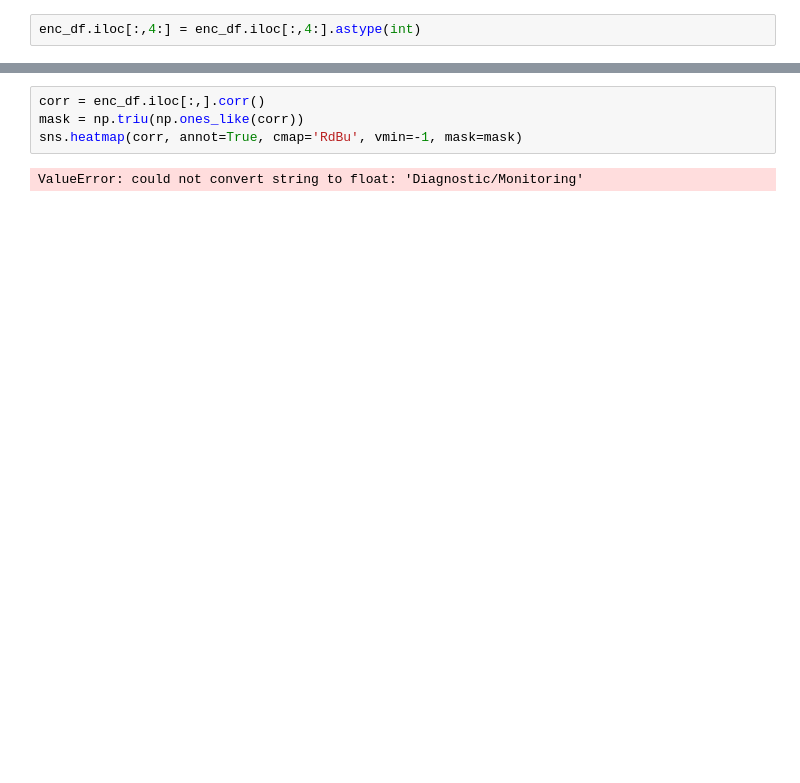
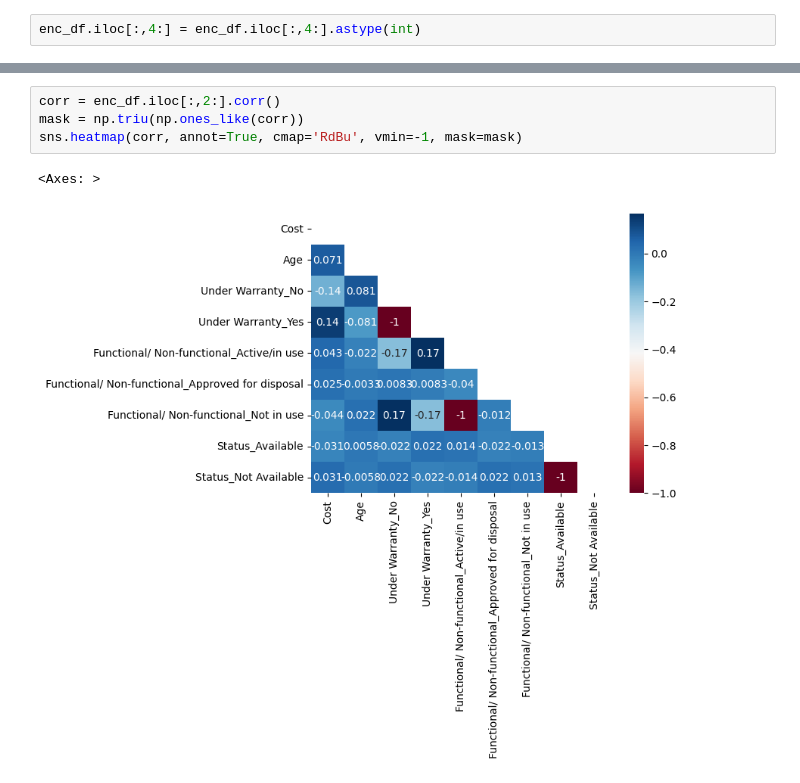
Before and after one commit to Qiiz/Medi-Hascar, a Jupyter notebook: medical_eda_pca.ipynb, the cells around one changed output, grey strips where cells are left out. Saved outputs shown, nothing was run; the diff lists cells and outputs as text; blank space fills up the shorter version.

```diff
--- a/medical_eda_pca.ipynb
+++ b/medical_eda_pca.ipynb
@@ -433,8 +433,9 @@ enc_df.head(4)
 | 6 | Laboratory | Automatic Tissue Processor | 3.590517 | -0.434783 | 1 | 0 | ... |
 | 7 | Laboratory | Automatic Tissue Processor | 3.590517 | 0.098612 | 1 | 0 | ... |
 # %%
-corr = enc_df.iloc[:,].corr()
+corr = enc_df.iloc[:,2:].corr()
 mask = np.triu(np.ones_like(corr))
 sns.heatmap(corr, annot=True, cmap='RdBu', vmin=-1, mask=mask)
 # %% [output]
-ValueError: could not convert string to float: 'Diagnostic/Monitoring'
+<Axes: >
+[figure, added]
```
